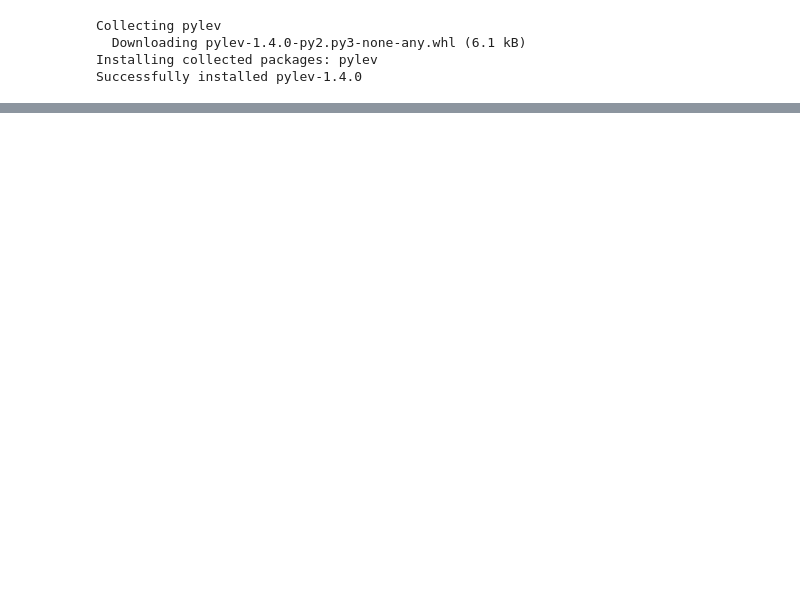
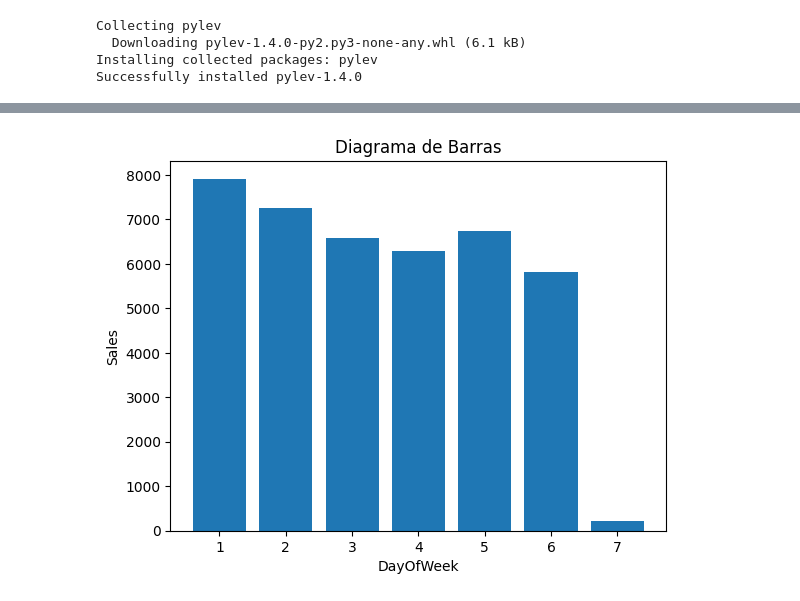
Before and after one commit to Jucavilav/CienciaDatosParcialDatos, a Jupyter notebook: JuanAvila.ipynb, the cells around one changed output, grey strips where cells are left out. Cells and saved outputs as stored; diff of their text form; code cells hidden in the pictures; blank space fills up the shorter version.

```diff
--- a/JuanAvila.ipynb
+++ b/JuanAvila.ipynb
@@ -53,0 +89,19 @@ alpes_df.sample(5)
+# %%
+# Leer la base de datos
+df = pd.read_csv("https://raw.githubusercontent.com/Jucavilav/CienciaDatosParcialDatos/main/sales_history.csv")
+
+# Variables
+variable_numerica = "Sales"
+variable_categorica = "DayOfWeek"
+
+# Agrupar y calcular la media de la variable numérica por categoría
+agrupado = df.groupby(variable_categorica)[variable_numerica].mean()
+
+# Crear el diagrama de barras
+plt.bar(agrupado.index, agrupado.values)
+plt.xlabel(variable_categorica)
+plt.ylabel(variable_numerica)
+plt.title("Diagrama de Barras")
+plt.show()
+# %% [output]
+[figure, added]
```
Also changed, not shown: parts of 14 cells of this notebook.
